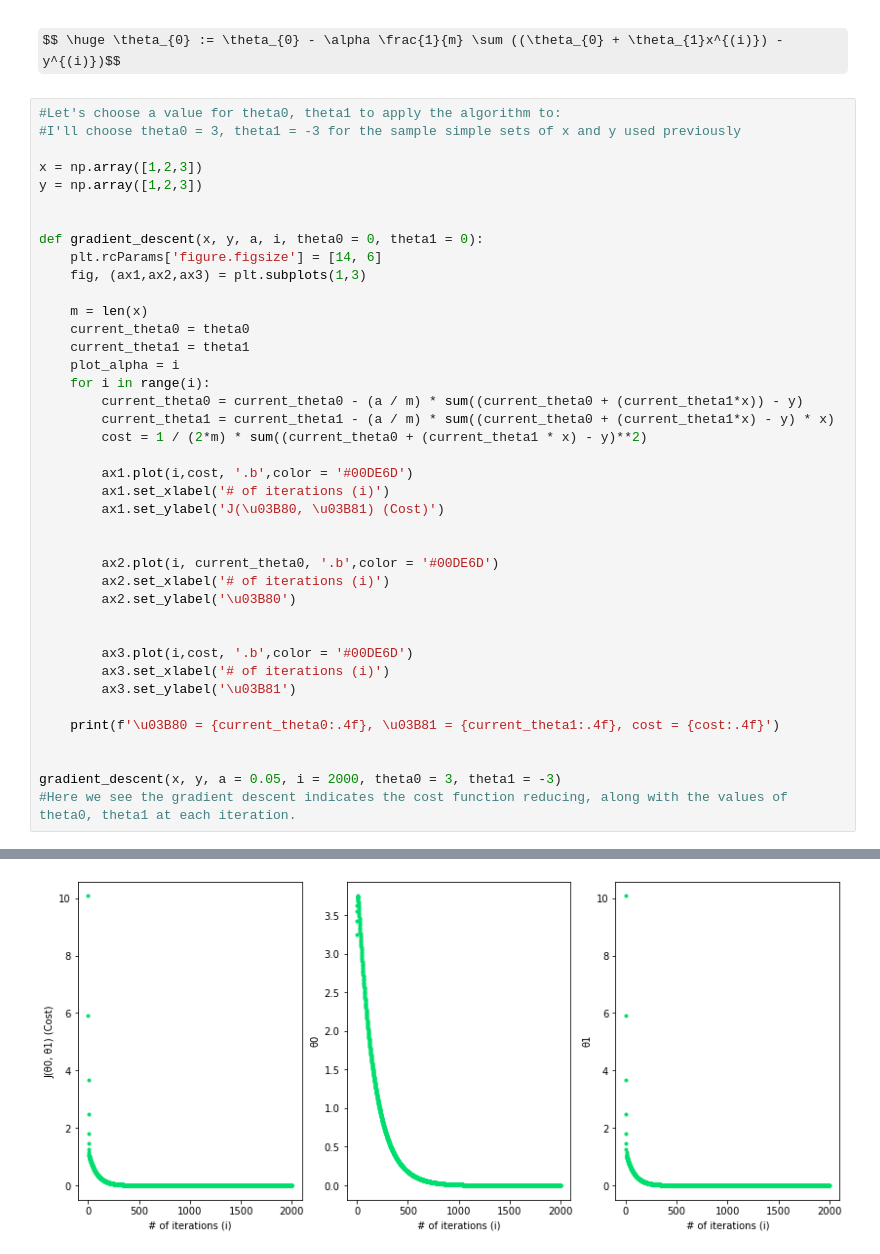
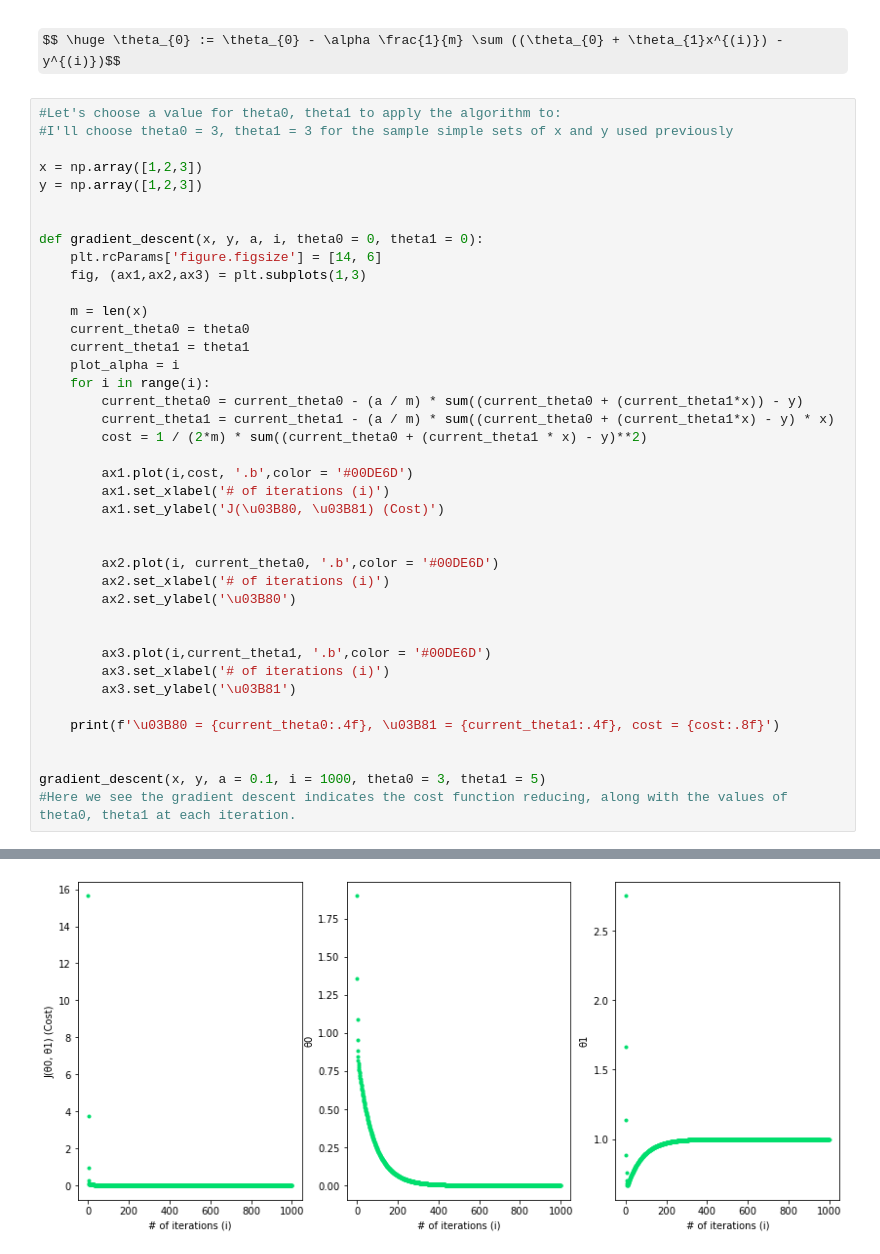
Before and after one commit to kvssea/MachineLearning, a Jupyter notebook: gradient_descent.ipynb, the cells around one changed output, grey strips where cells are left out. Cells and saved outputs as stored; diff of their text form; some formulas as TeX source.

```diff
--- a/gradient_descent.ipynb
+++ b/gradient_descent.ipynb
@@ -97,7 +97,7 @@ $$ \huge \theta_{1} := \theta_{1} - \alpha \frac{1}{m} \sum ((\theta_{0} + \thet
 $$ \huge \theta_{0} := \theta_{0} - \alpha \frac{1}{m} \sum ((\theta_{0} + \theta_{1}x^{(i)}) - y^{(i)})$$
 # %%
 #Let's choose a value for theta0, theta1 to apply the algorithm to:
-#I'll choose theta0 = 3, theta1 = -3 for the sample simple sets of x and y used previously
+#I'll choose theta0 = 3, theta1 = 3 for the sample simple sets of x and y used previously
 
 x = np.array([1,2,3])
 y = np.array([1,2,3])
@@ -126,13 +126,13 @@ def gradient_descent(x, y, a, i, theta0 = 0, theta1 = 0):
         ax2.set_ylabel('\u03B80')
 
 
-        ax3.plot(i,cost, '.b',color = '#00DE6D')
+        ax3.plot(i,current_theta1, '.b',color = '#00DE6D')
         ax3.set_xlabel('# of iterations (i)')
         ax3.set_ylabel('\u03B81')
 
-    print(f'\u03B80 = {current_theta0:.4f}, \u03B81 = {current_theta1:.4f}, cost = {cost:.4f}')
+    print(f'\u03B80 = {current_theta0:.4f}, \u03B81 = {current_theta1:.4f}, cost = {cost:.8f}')
 
 
-gradient_descent(x, y, a = 0.05, i = 2000, theta0 = 3, theta1 = -3)
+gradient_descent(x, y, a = 0.1, i = 1000, theta0 = 3, theta1 = 5)
 #Here we see the gradient descent indicates the cost function reducing, along with the values of theta0, theta1 at each iteration.
 # %% [output]
@@ -140 +140 @@ gradient_descent(x, y, a = 0.05, i = 2000, theta0 = 3, theta1 = -3)
-[figure, old version]
+[figure, new version]
```
Also changed, not shown: parts of 2 cells of this notebook.
